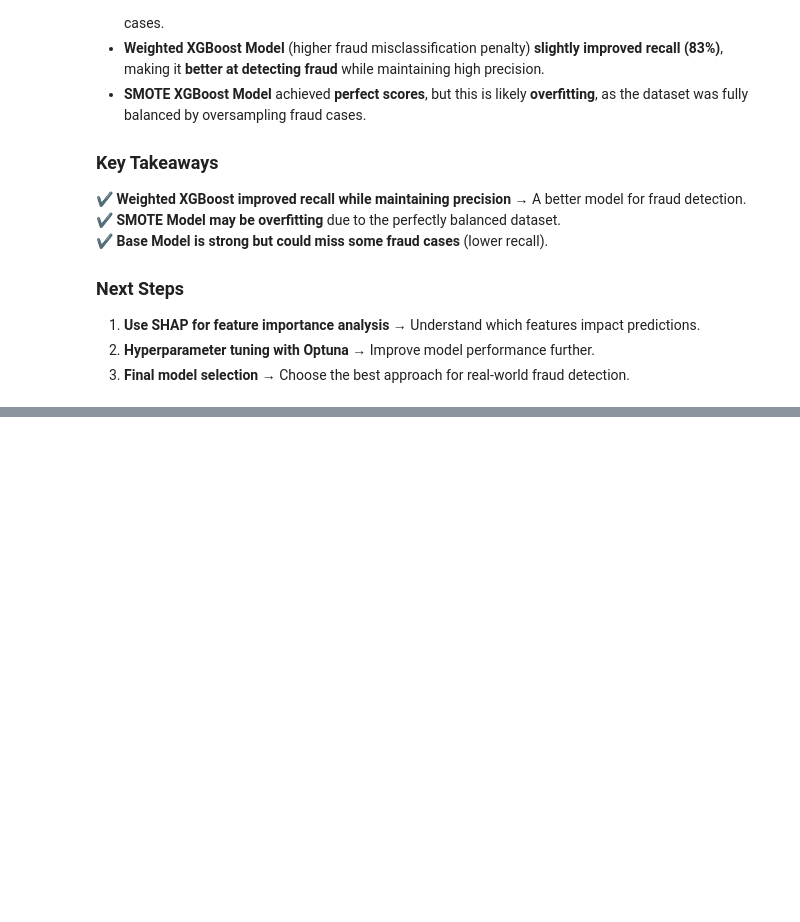
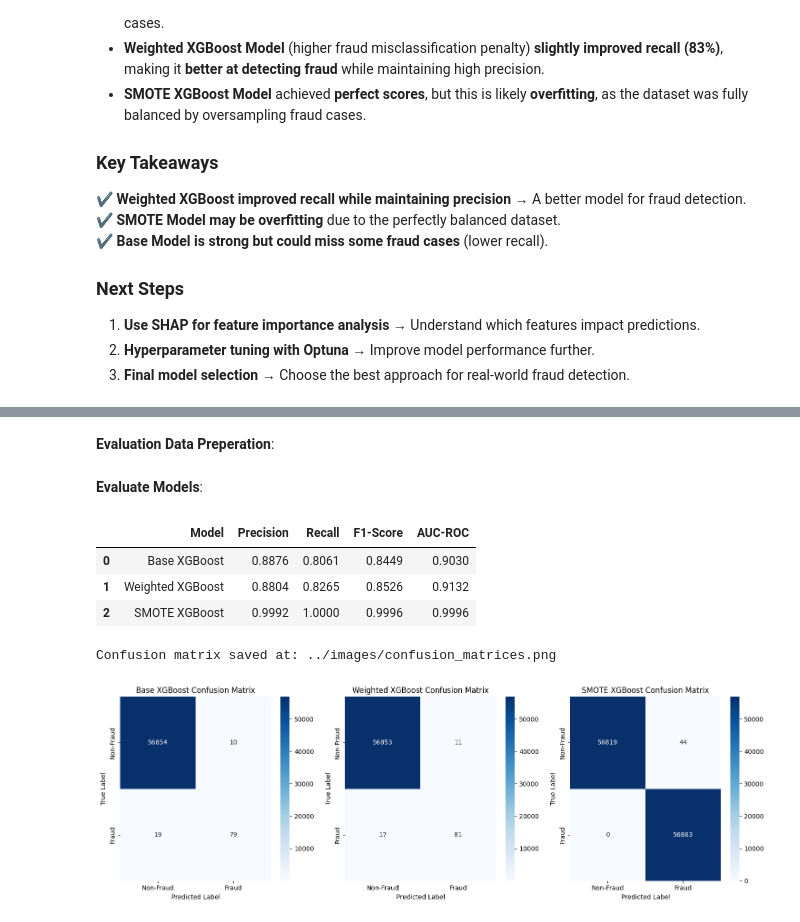
Before and after one commit to otuemre/FraudDetectAI, a Jupyter notebook: src/notebooks/03_Model_Training.ipynb, the cells around one changed output, grey strips where cells are left out. Cells and saved outputs as stored; diff of their text form; code cells hidden in the pictures; blank space fills up the shorter version.

Commit message:
Evaluate the models and visualize confusin matrices, roc_curve, and precision_recall_curve

```diff
--- a/src/notebooks/03_Model_Training.ipynb
+++ b/src/notebooks/03_Model_Training.ipynb
@@ -197,0 +217,19 @@ After training three different XGBoost models, we can compare their effectivenes
+# %%
+def plot_confusion_matrices(y_true_list, y_pred_list, model_names, save_path=None):
+    fig, axes = plt.subplots(1, 3, figsize=(15, 5))
+
+    for i, (y_true, y_pred, model_name) in enumerate(zip(y_true_list, y_pred_list, model_names)):
+        cm = confusion_matrix(y_true, y_pred)
+        sns.heatmap(cm, annot=True, fmt="d", cmap="Blues", xticklabels=["Non-Fraud", "Fraud"], yticklabels=["Non-Fraud", "Fraud"], ax=axes[i])
+        axes[i].set_title(f"{model_name} Confusion Matrix")
+        axes[i].set_xlabel("Predicted Label")
+        axes[i].set_ylabel("True Label")
+
+    plt.tight_layout()
+
+    # Save the plot if a path is provided
+    if save_path:
+        plt.savefig(save_path, dpi=300)
+        print(f"Confusion matrix saved at: {save_path}")
+
+    plt.show()
@@ -197,0 +274,38 @@ After training three different XGBoost models, we can compare their effectivenes
+# %% [markdown]
+**Evaluation Data Preperation**:
+# %%
+# List of true and predicted values
+y_true_list = [y_test, y_test, y_test_smote]
+y_pred_list = [y_pred_base, y_pred_weighted, y_pred_smote]
+model_names = ["Base XGBoost", "Weighted XGBoost", "SMOTE XGBoost"]
+
+# Get predicted probabilities
+y_pred_probs_base = base_xgb.predict_proba(X_test)[:, 1]
+y_pred_probs_weighted = weighted_xgb.predict_proba(X_test)[:, 1]
+y_pred_probs_smote = smote_xgb.predict_proba(X_test_smote)[:, 1]
+# %% [markdown]
+**Evaluate Models**:
+# %%
+# Evaluate all three models
+results = []
+results.append(evaluate_model(y_test, y_pred_base, "Base XGBoost"))
+results.append(evaluate_model(y_test, y_pred_weighted, "Weighted XGBoost"))
+results.append(evaluate_model(y_test_smote, y_pred_smote, "SMOTE XGBoost"))
+
+# Convert results to DataFrame
+results_df = pd.DataFrame(results)
+
+# Display results table
+pd.set_option("display.float_format", "{:.4f}".format)
+display(results_df)
+# %% [output]
+|  | Model | Precision | Recall | F1-Score | AUC-ROC |
+| 0 | Base XGBoost | 0.8876 | 0.8061 | 0.8449 | 0.9030 |
+| 1 | Weighted XGBoost | 0.8804 | 0.8265 | 0.8526 | 0.9132 |
+| 2 | SMOTE XGBoost | 0.9992 | 1.0000 | 0.9996 | 0.9996 |
+# %%
+# Call function and save figure
+plot_confusion_matrices(y_true_list, y_pred_list, model_names, save_path="../images/confusion_matrices.png")
+# %% [output]
+Confusion matrix saved at: ../images/confusion_matrices.png
+[figure, added]
```
Also changed, not shown: parts of 9 cells of this notebook, 3 other files.
